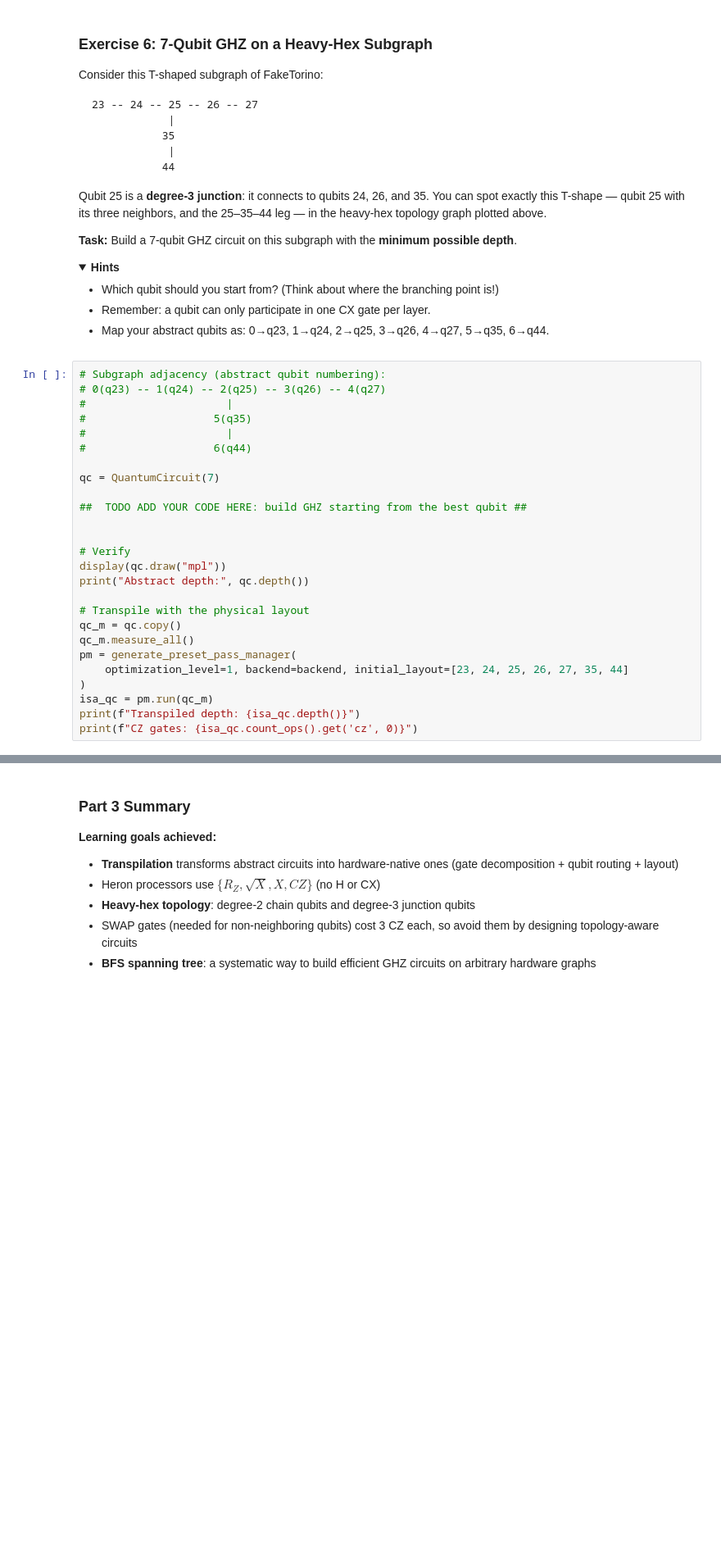
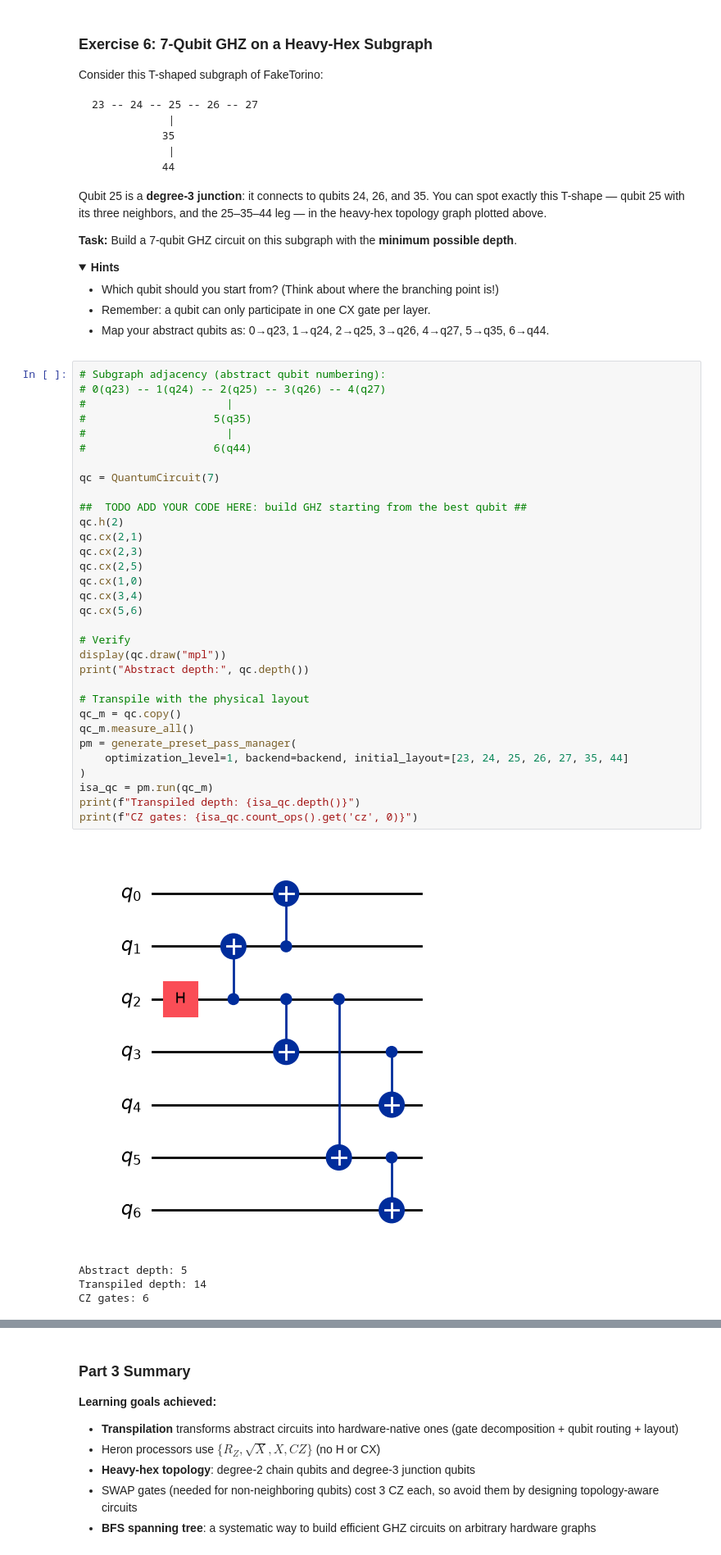
Before and after one commit to ghjpark-kqc/qgss-2026, a Jupyter notebook: lab-1/python/Lab1-ghjpark.ipynb, the cells around one changed output, grey strips where cells are left out. Shown at 82% size. Saved outputs shown, nothing was run; the diff lists cells and outputs as text; folded sections open; blank space fills up the shorter version.

```diff
--- a/lab-1/python/Lab1-ghjpark.ipynb
+++ b/lab-1/python/Lab1-ghjpark.ipynb
@@ -942,28 +993,39 @@ Qubit 25 is a **degree-3 junction**: it connects to qubits 24, 26, and 35. You c
 # %%
 # Subgraph adjacency (abstract qubit numbering):
 # 0(q23) -- 1(q24) -- 2(q25) -- 3(q26) -- 4(q27)
 #                      |
 #                    5(q35)
 #                      |
 #                    6(q44)
 
 qc = QuantumCircuit(7)
 
 ##  TODO ADD YOUR CODE HERE: build GHZ starting from the best qubit ##
-
+qc.h(2)
+qc.cx(2,1)
+qc.cx(2,3)
+qc.cx(2,5)
+qc.cx(1,0)
+qc.cx(3,4)
+qc.cx(5,6)
 
 # Verify
 display(qc.draw("mpl"))
 print("Abstract depth:", qc.depth())
 
 # Transpile with the physical layout
 qc_m = qc.copy()
 qc_m.measure_all()
 pm = generate_preset_pass_manager(
     optimization_level=1, backend=backend, initial_layout=[23, 24, 25, 26, 27, 35, 44]
 )
 isa_qc = pm.run(qc_m)
 print(f"Transpiled depth: {isa_qc.depth()}")
 print(f"CZ gates: {isa_qc.count_ops().get('cz', 0)}")
+# %% [output]
+[figure, added]
+Abstract depth: 5
+Transpiled depth: 14
+CZ gates: 6
 # %%
 grade_lab1_ex6(qc)
```
Also changed, not shown: parts of 25 cells of this notebook.
